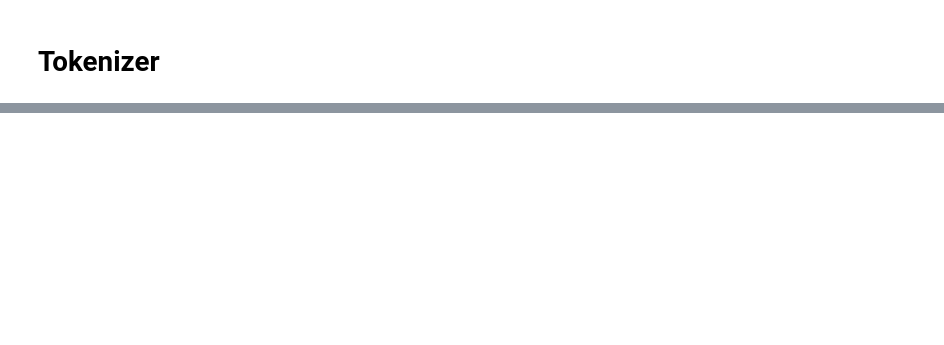
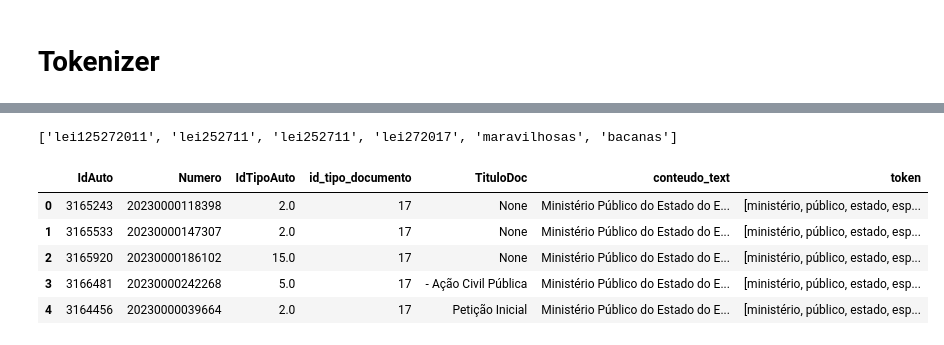
Before and after one commit to pedropberger/code-misc, a Jupyter notebook: NLP_MPES_PI.ipynb, the cells around one changed output, grey strips where cells are left out. Drawn from its saved outputs; the diff is of its cells as text; code cells hidden in the pictures; blank space fills up the shorter version.

```diff
--- a/NLP_MPES_PI.ipynb
+++ b/NLP_MPES_PI.ipynb
@@ -102,0 +130,52 @@ db_full.head()
+# %%
+
+# Função para tokenizar o texto removendo stopwords
+def tokenize_text(text):
+    tokens = word_tokenize(text.lower())  # Tokenização e conversão para minúsculas
+
+    #tokens = [token for token in tokens if token.isalpha()]  # Remover pontuações e números
+    stop_words = set(stopwords.words('portuguese')) # Remover pontuações e números
+    tokens = [token for token in tokens if token not in stop_words]  # Remover stopwords
+
+    # Identificar padrões de "Lei nº número/ano xx.xxx/xxxx|xxxxx/xx||" e combinar o número com a palavra "lei"
+    for i, token in enumerate(tokens):
+        if token == "lei" and i < len(tokens) - 2 and re.match(r'\d{1,5}\.\d{3}/\d{4}|\d{1,5}/\d{1,4}', tokens[i+2]):
+            numero_lei = re.sub(r'\D', '', tokens[i+2])  # Extrair apenas os dígitos do número da lei
+            tokens[i] = f"lei{numero_lei}"
+            del tokens[i+1:i+3]  # Remover os tokens "nº" e o número/ano da lei
+
+    # Identificar padrões de "Lei número/ano xx.xxx/xxxx|xxxxx/xx||" e combinar o número com a palavra "lei"
+    for i, token in enumerate(tokens):
+        if token == "lei" and i < len(tokens) - 1 and re.match(r'\d{1,5}\.\d{3}/\d{4}|\d{1,5}/\d{1,4}', tokens[i+1]):
+            numero_lei = re.sub(r'\D', '', tokens[i+1])  # Extrair apenas os dígitos do número da lei
+            tokens[i] = f"lei{numero_lei}"
+            del tokens[i+1:i+2]  # Remover os tokens "nº" e o número/ano da lei
+
+
+    # Remover pontuações e símbolos avulsos
+    tokens = [re.sub(r'[^\w\s]', '', token) for token in tokens]
+
+    # Remover tokens vazios
+    tokens = [token for token in tokens if token.strip()]
+
+    return tokens
+
+
+string = "A Lei Nº 12.527/2011 e a lei nº 2527/11 e a lei 2527/11 e a lei n 27/2017 são maravilhosas e bacanas."
+token_test = tokenize_text(string)
+print(token_test)
+# %% [output]
+['lei125272011', 'lei252711', 'lei252711', 'lei272017', 'maravilhosas', 'bacanas']
+# %%
+# Aplicar a função de tokenização à coluna de texto
+db_full['token'] = db_full['conteudo_text'].apply(tokenize_text)
+
+# Exibir o DataFrame resultante
+db_full.head()
+# %% [output]
+|  | IdAuto | Numero | IdTipoAuto | id_tipo_documento | TituloDoc | conteudo_text | token |
+| 0 | 3165243 | 20230000118398 | 2.0 | 17 | None | Ministério Público do Estado do E... | [ministério, público, estado, esp... |
+| 1 | 3165533 | 20230000147307 | 2.0 | 17 | None | Ministério Público do Estado do E... | [ministério, público, estado, esp... |
+| 2 | 3165920 | 20230000186102 | 15.0 | 17 | None | Ministério Público do Estado do E... | [ministério, público, estado, esp... |
+| 3 | 3166481 | 20230000242268 | 5.0 | 17 | - Ação Civil Pública | Ministério Público do Estado do E... | [ministério, público, estado, esp... |
+| 4 | 3164456 | 20230000039664 | 2.0 | 17 | Petição Inicial | Ministério Público do Estado do E... | [ministério, público, estado, esp... |
```
Also changed, not shown: parts of 23 cells of this notebook.
